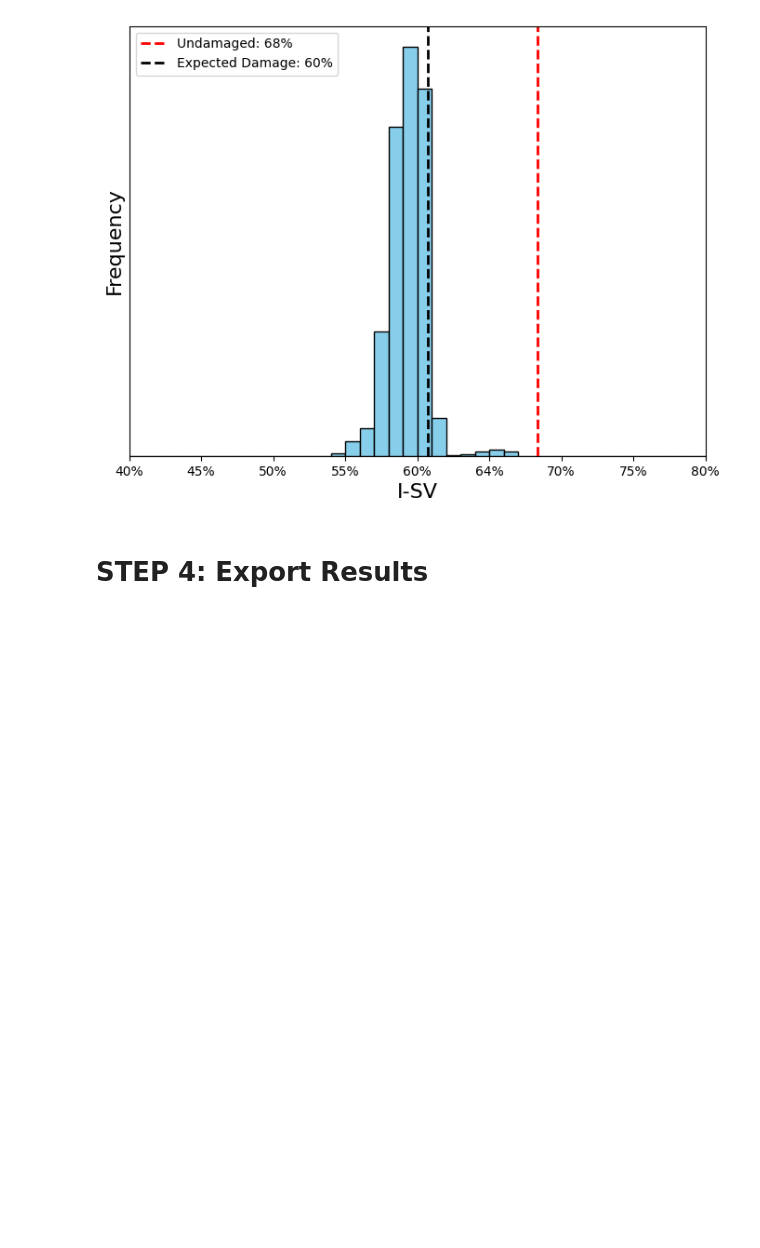
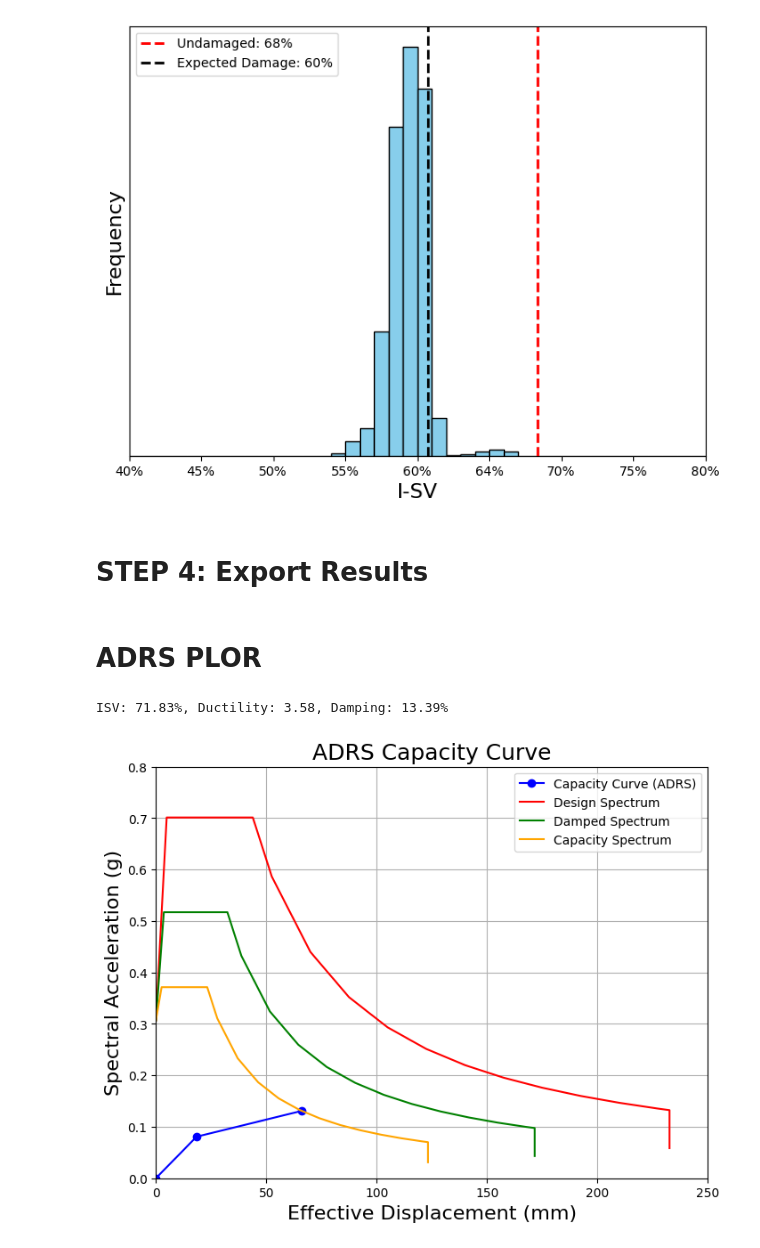
Before and after one commit to ChimieleCode/SLaMA_school, a Jupyter notebook: damaded_curves.ipynb, the cells around one changed output. Drawn from its saved outputs; the diff is of its cells as text; code cells hidden in the pictures; blank space fills up the shorter version.

Commit message:
feat: added a new damping function

```diff
--- a/damaded_curves.ipynb
+++ b/damaded_curves.ipynb
@@ -26,6 +26,8 @@ OUTPUT_CURVES_PATH: Path = Path('outputs/curves.json')
 # %%
 # Plotting options
 ALPHA: float = 0.01
+
+DAMPING_FUNC = get_damping_c2
 # %% [markdown]
 # **STEP 1**: Import capacity curves as is
 # %%
@@ -316,3 +321,56 @@ for kk, vv in modified_curves_dct.items():
 
 # Export to json
 export_to_json(OUTPUT_CURVES_PATH, curves_dct_copy)
+# %% [markdown]
+# ADRS PLOR
+# %%
+curve_adrs_dct = curves_dct['stiffness_SLaMA']
+
+# Capacity
+x, y = zip(*curve_adrs_dct['curve'])
+isv = compute_ISV(
+    FrameCapacity(
+        name=curve_adrs_dct['name'],
+        mass=curve_adrs_dct['mass'],
+        disp=list(x),
+        base_shear=list(y)
+    ),
+    spectrum,
+    DAMPING_FUNC
+)
+
+# Spectrum
+ductility = x[-1] / x[1]
+damping = DAMPING_FUNC(ductility)
+
+periods_plot_adrs = spectrum.periods_array()
+sa_adrs = [spectrum.get_spectral_acceleration(t) for t in periods_plot_adrs]
+sd_adrs = [spectrum.get_spectral_displacement(t) for t in periods_plot_adrs]
+sa_adrs_damp = [spectrum.get_spectral_acceleration(t, damping=damping) for t in periods_plot_adrs]
+sd_adrs_damp = [spectrum.get_spectral_displacement(t, damping=damping) for t in periods_plot_adrs]
+sa_adrs_cap = [spectrum.get_spectral_acceleration(t, damping=damping, scale_factor=isv) for t in periods_plot_adrs]
+sd_adrs_cap = [spectrum.get_spectral_displacement(t, damping=damping, scale_factor=isv) for t in periods_plot_adrs]
+
+
+print(f"ISV: {isv:.2%}, Ductility: {ductility:.2f}, Damping: {damping:.2%}")
+
+# ADRS PLOT
+plt.figure(figsize=(8, 6))
+
+y_sa = np.array(y) / curve_adrs_dct['mass'] / 9.81   # Convert to mm
+
+plt.plot(np.array(x) * 1000, y_sa, marker='o', color='blue', label='Capacity Curve (ADRS)')
+plt.plot(np.array(sd_adrs) * 1000, sa_adrs, color='red', label='Design Spectrum')
+plt.plot(np.array(sd_adrs_damp) * 1000, sa_adrs_damp, color='green', label='Damped Spectrum')
+plt.plot(np.array(sd_adrs_cap) * 1000, sa_adrs_cap, color='orange', label='Capacity Spectrum')
+plt.xlabel('Effective Displacement (mm)', fontsize=16)
+plt.xlim(0, 250)
+plt.ylabel('Spectral Acceleration (g)', fontsize=16)
+plt.ylim(0, 0.8)
+plt.title('ADRS Capacity Curve', fontsize=18)
+plt.legend()
+plt.grid(True)
+plt.show()
+# %% [output]
+ISV: 71.83%, Ductility: 3.58, Damping: 13.39%
+[figure, added]
```
Also changed, not shown: parts of 2 cells of this notebook, 2 other files.
